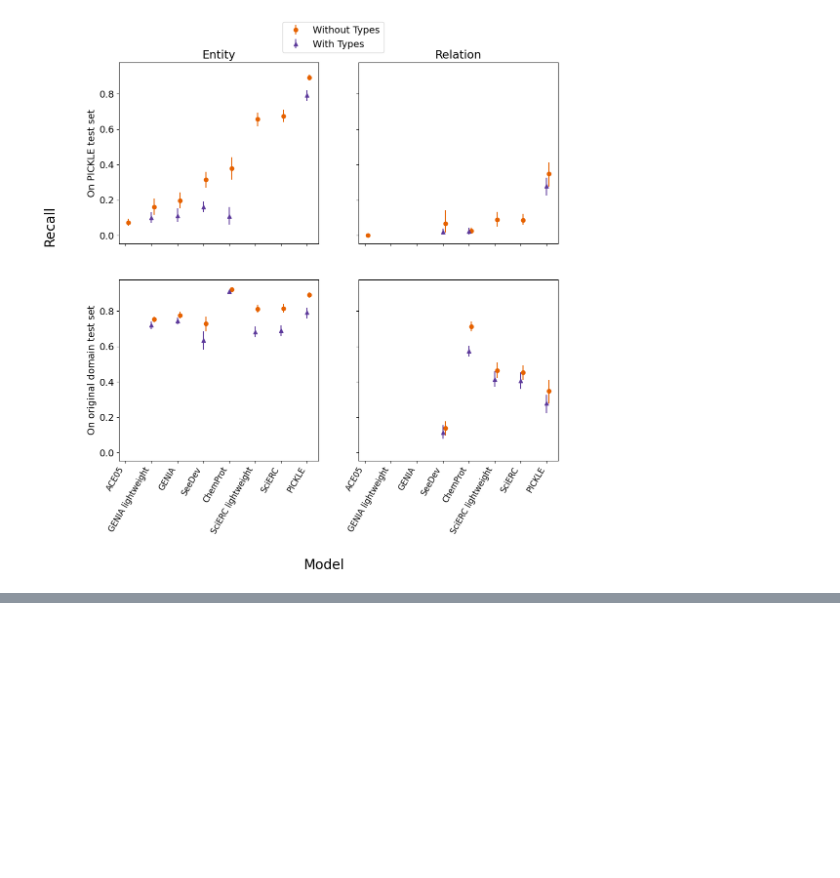
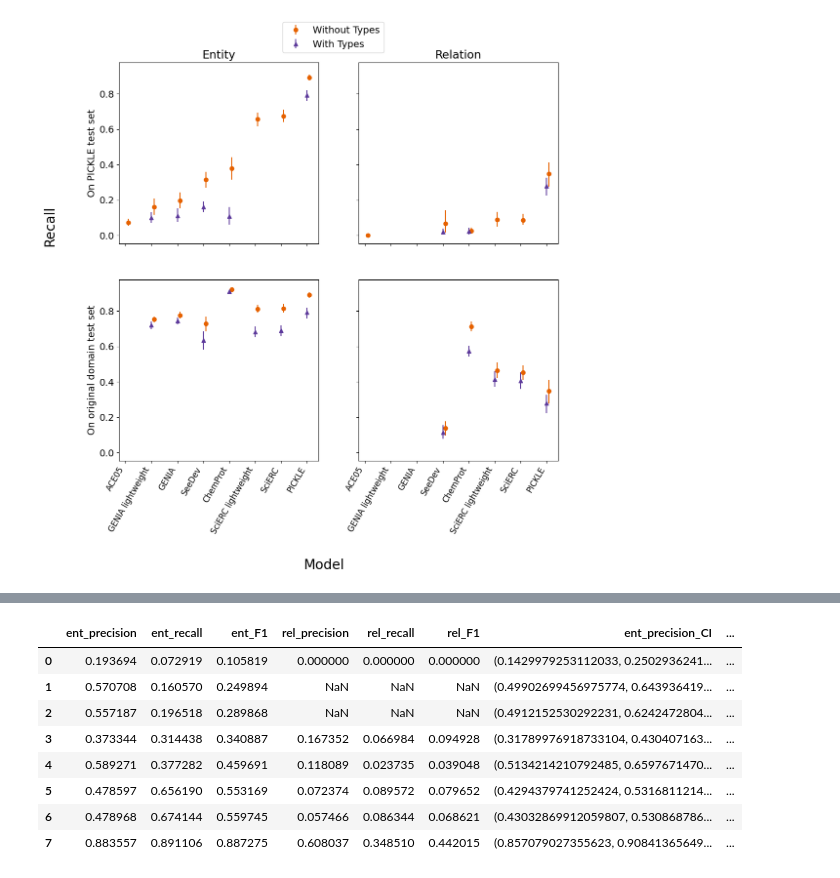
Before and after one commit to ShiuLab/pickle-corpus-code, a Jupyter notebook: jupyter_notebooks/model_performance_figures.ipynb, the cells around one changed output, grey strips where cells are left out. Cells and saved outputs as stored; diff of their text form; code cells hidden in the pictures; blank space fills up the shorter version.

```diff
--- a/jupyter_notebooks/model_performance_figures.ipynb
+++ b/jupyter_notebooks/model_performance_figures.ipynb
@@ -482,0 +343,13 @@ plt.subplots_adjust(bottom=0.05)
+# %%
+for_table_dygiep_no_label_on_pickle = dygiepp_no_labels_perf.drop(columns=['pred_file', 'gold_std_file', 'x'])
+for_table_dygiep_no_label_on_pickle
+# %% [output]
+|  | ent_precision | ent_recall | ent_F1 | rel_precision | rel_recall | rel_F1 | ent_precision_CI | ... |
+| 0 | 0.193694 | 0.072919 | 0.105819 | 0.000000 | 0.000000 | 0.000000 | (0.1429979253112033, 0.2502936241... | ... |
+| 1 | 0.570708 | 0.160570 | 0.249894 | NaN | NaN | NaN | (0.49902699456975774, 0.643936419... | ... |
+| 2 | 0.557187 | 0.196518 | 0.289868 | NaN | NaN | NaN | (0.4912152530292231, 0.6242472804... | ... |
+| 3 | 0.373344 | 0.314438 | 0.340887 | 0.167352 | 0.066984 | 0.094928 | (0.31789976918733104, 0.430407163... | ... |
+| 4 | 0.589271 | 0.377282 | 0.459691 | 0.118089 | 0.023735 | 0.039048 | (0.5134214210792485, 0.6597671470... | ... |
+| 5 | 0.478597 | 0.656190 | 0.553169 | 0.072374 | 0.089572 | 0.079652 | (0.4294379741252424, 0.5316811214... | ... |
+| 6 | 0.478968 | 0.674144 | 0.559745 | 0.057466 | 0.086344 | 0.068621 | (0.43032869912059807, 0.530868786... | ... |
+| 7 | 0.883557 | 0.891106 | 0.887275 | 0.608037 | 0.348510 | 0.442015 | (0.857079027355623, 0.90841365649... | ... |
```
Also changed, not shown: parts of 12 cells of this notebook.
